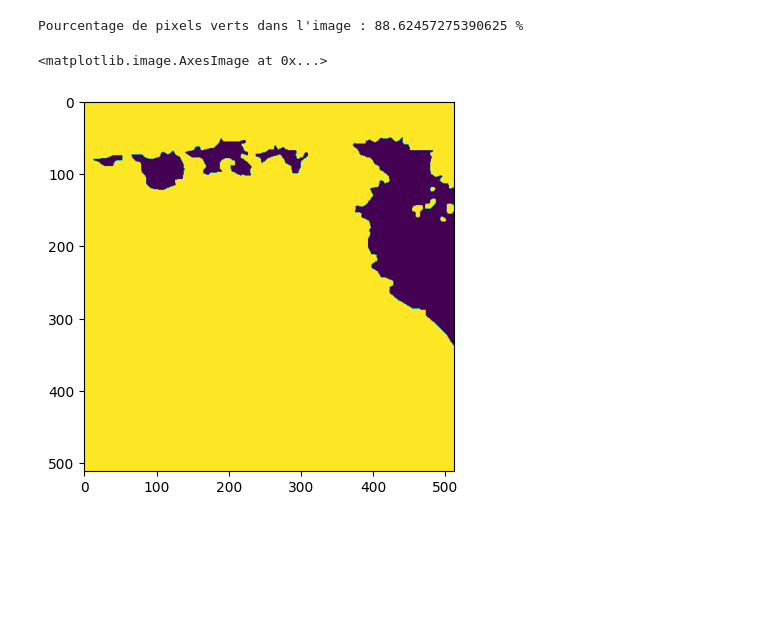
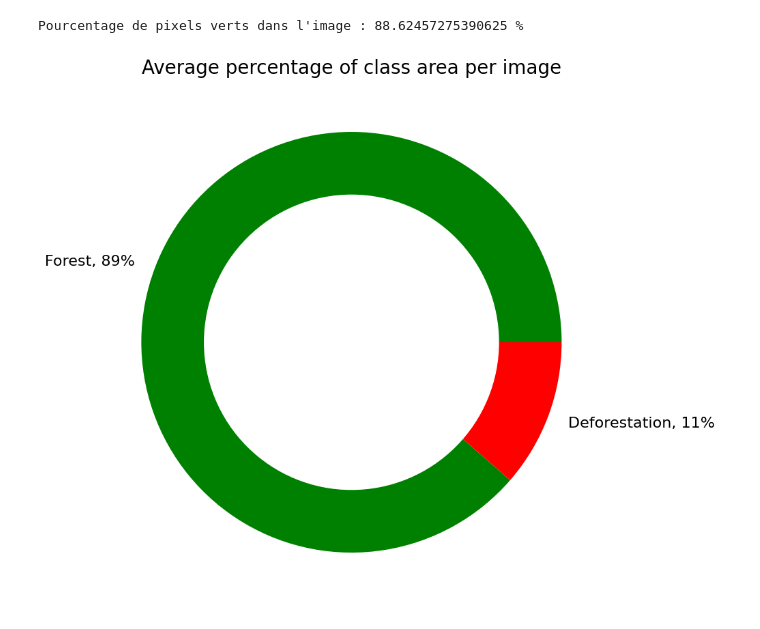
Before and after one commit to lassana99/EcoVision_PAS_2023, a Jupyter notebook: models/model_v1.ipynb, the cells around one changed output. Saved outputs shown, nothing was run; the diff lists cells and outputs as text; code cells hidden in the pictures; blank space fills up the shorter version.

```diff
--- a/models/model_v1.ipynb
+++ b/models/model_v1.ipynb
@@ -723,8 +723,22 @@ percentage_green = (green_pixel_count / total_pixel_count) * 100
 print("Pourcentage de pixels verts dans l'image :", percentage_green, "%")
 # %% [output]
 Pourcentage de pixels verts dans l'image : 88.62457275390625 %
-# %%
-plt.imshow(green_mask)
-# %% [output]
-<matplotlib.image.AxesImage at 0x...>
-[figure, removed]
+# %%
+size=[percentage_green / 100, (100 - percentage_green) / 100]
+my_sum = sum(size)
+percents = [str(round(i*100))+"%" for i in size]
+names=[f"Forest, {percents[0]}", f"Deforestation, {percents[1]}"]
+
+plt.figure(figsize=(12, 10))
+# Create a circle for the center of the plot
+my_circle=plt.Circle((0,0), 0.7, color='white')
+
+# Custom colors --> colors will cycle
+plt.title("Average percentage of class area per image", fontsize = 20)
+plt.pie(size, labels=names, colors=['green','red'], textprops={'fontsize': 16})
+p=plt.gcf()
+p.gca().add_artist(my_circle)
+plt.savefig("Average_percentage_of_class_area_per_image.png")
+plt.show()
+# %% [output]
+[figure, added]
```
